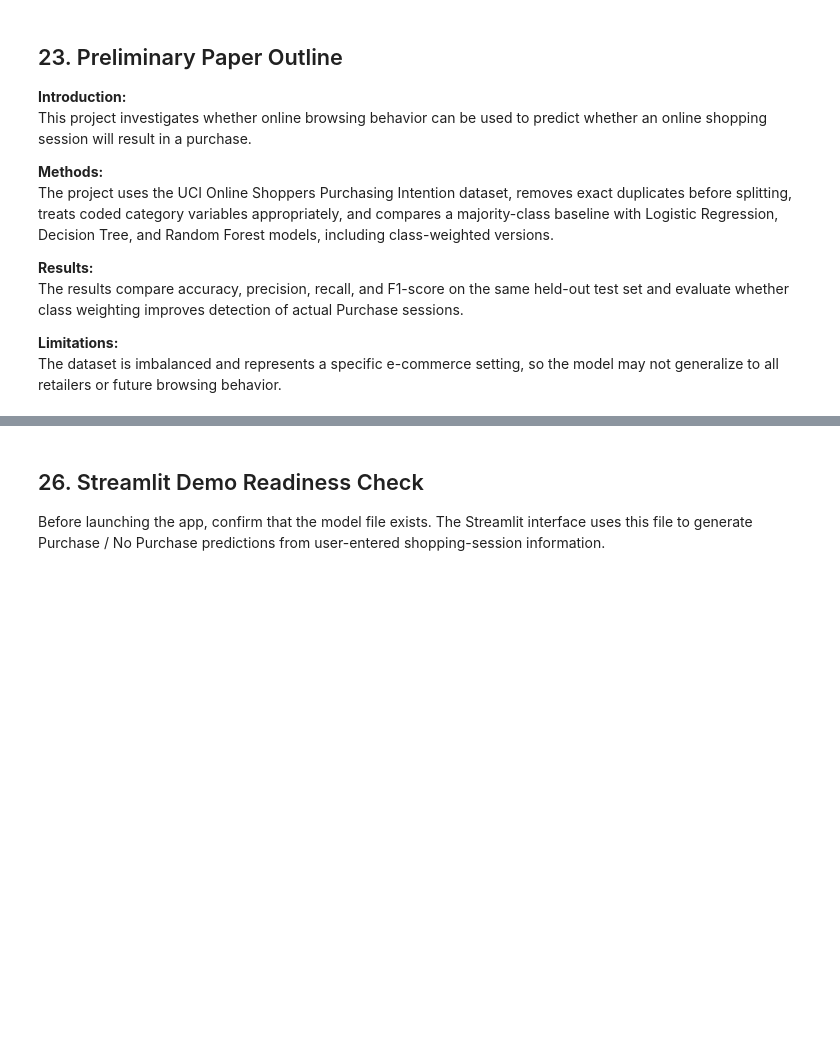
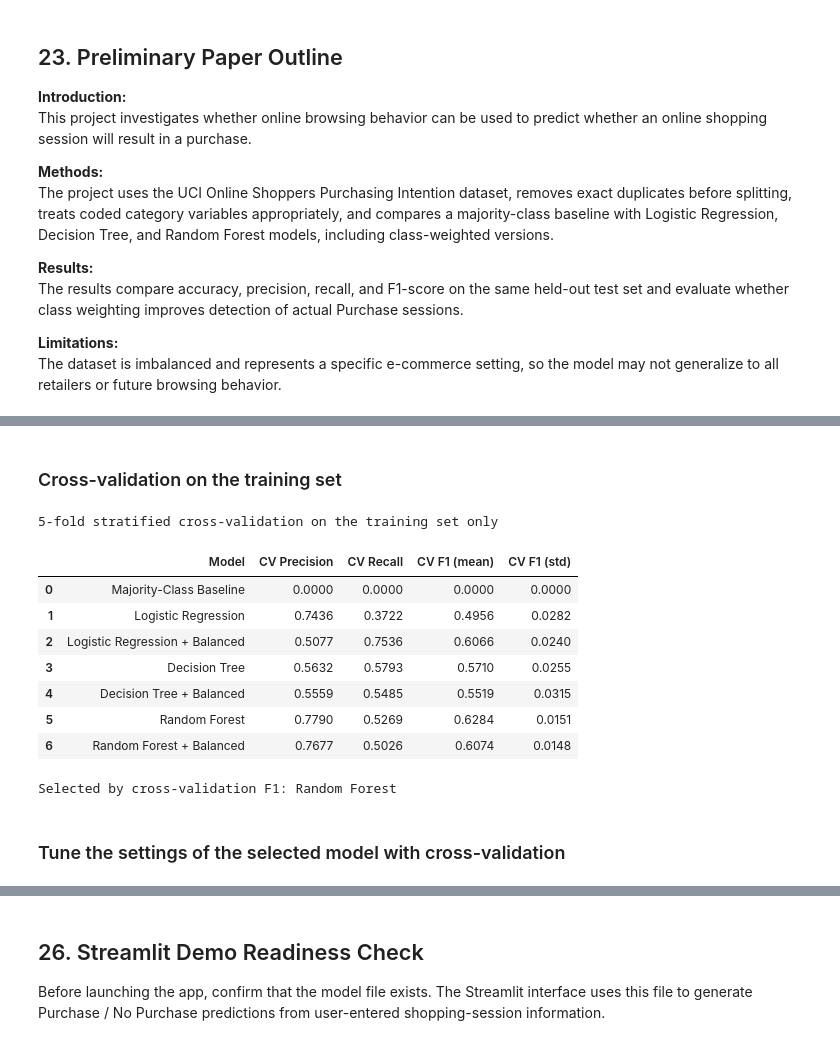
Before and after one commit to azaleabolden/online-shopping-purchase-predictor, a Jupyter notebook: Online_Shopping_Purchase_Predictor_Final.ipynb, the cells around one changed output, grey strips where cells are left out. Cells and saved outputs as stored; diff of their text form; code cells hidden in the pictures; blank space fills up the shorter version.

Commit message:
Add cross-validation model selection

```diff
--- a/Online_Shopping_Purchase_Predictor_Final.ipynb
+++ b/Online_Shopping_Purchase_Predictor_Final.ipynb
@@ -1048,0 +1059,56 @@ ChatGPT was used to assist with planning, code organization, explanations, and d
+# %% [markdown]
+### Cross-validation on the training set
+# %%
+from sklearn.base import clone
+from sklearn.metrics import make_scorer
+from sklearn.model_selection import StratifiedKFold, cross_validate, GridSearchCV
+
+cv = StratifiedKFold(n_splits=5, shuffle=True, random_state=RANDOM_STATE)
+
+cv_scoring = {
+    "precision": make_scorer(precision_score, zero_division=0),
+    "recall": make_scorer(recall_score, zero_division=0),
+    "f1": make_scorer(f1_score, zero_division=0),
+}
+
+cv_candidates = {
+    "Majority-Class Baseline": baseline_model,
+    "Logistic Regression": logistic_model,
+    "Logistic Regression + Balanced": logistic_balanced_model,
+    "Decision Tree": decision_tree_model,
+    "Decision Tree + Balanced": decision_tree_balanced_model,
+    "Random Forest": random_forest_model,
+    "Random Forest + Balanced": random_forest_balanced_model,
+}
+
+cv_rows = []
+for name, model in cv_candidates.items():
+    scores = cross_validate(clone(model), X_train, y_train, cv=cv, scoring=cv_scoring)
+    cv_rows.append({
+        "Model": name,
+        "CV Precision": scores["test_precision"].mean(),
+        "CV Recall": scores["test_recall"].mean(),
+        "CV F1 (mean)": scores["test_f1"].mean(),
+        "CV F1 (std)": scores["test_f1"].std(),
+    })
+
+cv_table = pd.DataFrame(cv_rows)
+print("5-fold stratified cross-validation on the training set only")
+display(cv_table.round(4))
+
+cv_ml = cv_table[cv_table["Model"] != "Majority-Class Baseline"]
+cv_best_name = cv_ml.sort_values("CV F1 (mean)", ascending=False).iloc[0]["Model"]
+print("Selected by cross-validation F1:", cv_best_name)
+# %% [output]
+5-fold stratified cross-validation on the training set only
+|  | Model | CV Precision | CV Recall | CV F1 (mean) | CV F1 (std) |
+| 0 | Majority-Class Baseline | 0.0000 | 0.0000 | 0.0000 | 0.0000 |
+| 1 | Logistic Regression | 0.7436 | 0.3722 | 0.4956 | 0.0282 |
+| 2 | Logistic Regression + Balanced | 0.5077 | 0.7536 | 0.6066 | 0.0240 |
+| 3 | Decision Tree | 0.5632 | 0.5793 | 0.5710 | 0.0255 |
+| 4 | Decision Tree + Balanced | 0.5559 | 0.5485 | 0.5519 | 0.0315 |
+| 5 | Random Forest | 0.7790 | 0.5269 | 0.6284 | 0.0151 |
+| 6 | Random Forest + Balanced | 0.7677 | 0.5026 | 0.6074 | 0.0148 |
+Selected by cross-validation F1: Random Forest
+# %% [markdown]
+### Tune the settings of the selected model with cross-validation
```
Also changed, not shown: parts of 14 cells of this notebook, 1 other file.
